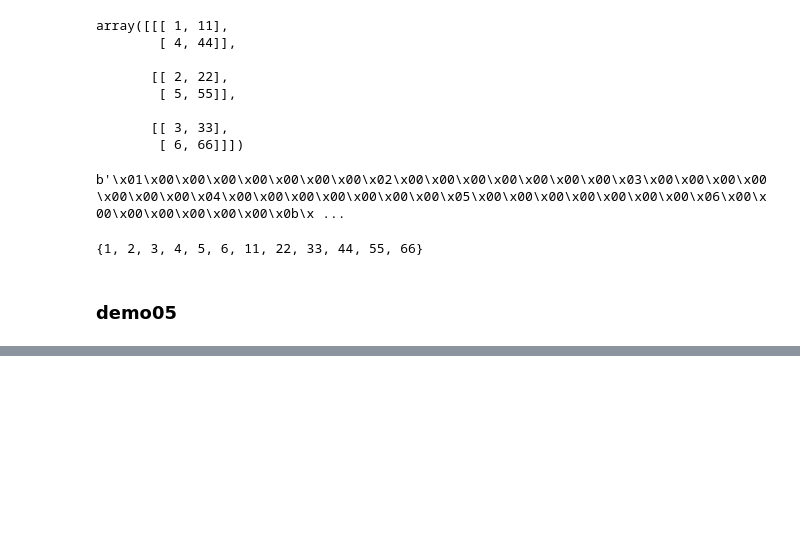
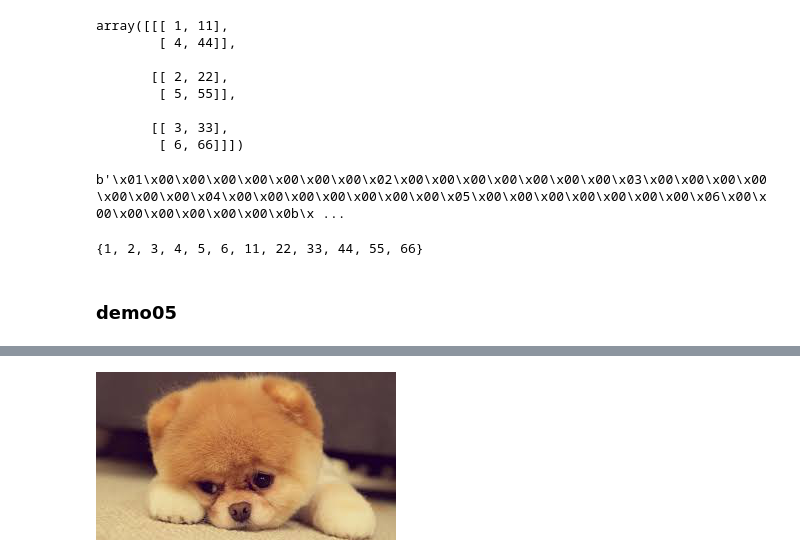
Before and after one commit to TOMMYWHY/python_advance_learning, a Jupyter notebook: 020_dataMining/numpy_learning01.ipynb, the cells around one changed output, grey strips where cells are left out. Drawn from its saved outputs; the diff is of its cells as text; code cells hidden in the pictures; blank space fills up the shorter version.

```diff
--- a/020_dataMining/numpy_learning01.ipynb
+++ b/020_dataMining/numpy_learning01.ipynb
@@ -142,0 +387,5 @@ array([[ 0.83501535, -0.64113151,  1.43574861, -0.14139947,  0.51987739,
+# %%
+dog1=doggy_data[:,::-1]  # 第二维度 逆序
+Image.fromarray(dog1)
+# %% [output]
+[figure, added]
```
Also changed, not shown: parts of 41 cells of this notebook, 3 other files.
